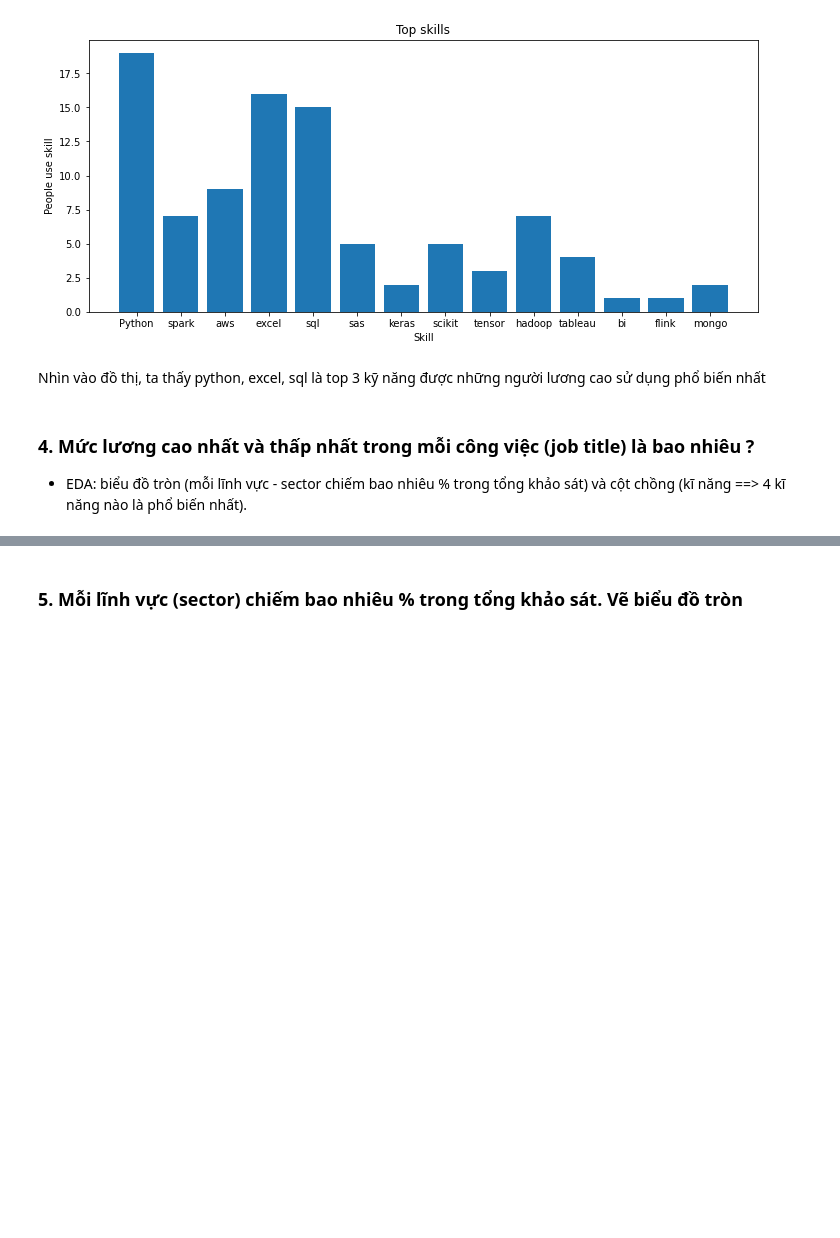
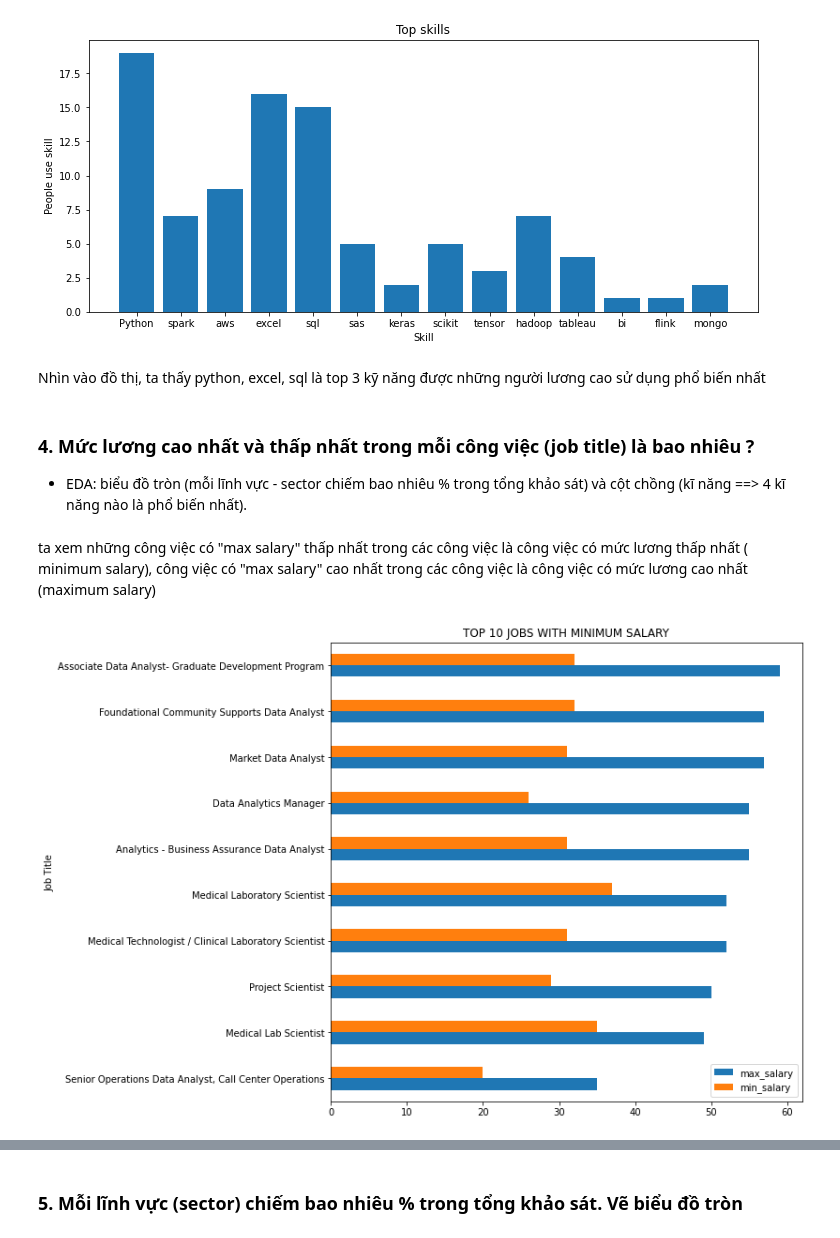
Before and after one commit to Ndthang01/P4DS_FinalProject, a Jupyter notebook: _project.ipynb, the cells around one changed output, grey strips where cells are left out. Saved outputs shown, nothing was run; the diff lists cells and outputs as text; code cells hidden in the pictures; blank space fills up the shorter version.

```diff
--- a/_project.ipynb
+++ b/_project.ipynb
@@ -470,3 +470,14 @@ max_salary=job_list["Upper Salary"].apply(lambda x: x.max())  # chọn ra giá t
 min_salary=job_list["Lower Salary"].apply(lambda x: x.min())
 job_name=max_salary.index
 salary_distribution=pd.DataFrame([max_salary.tolist(),min_salary.tolist()], index=['max_salary', 'min_salary'],columns=job_name)
+# %% [markdown]
+ta xem những công việc có "max salary" thấp nhất trong các công việc là công việc có mức lương thấp nhất ( minimum salary), công việc có "max salary" cao nhất trong các công việc là công việc có mức lương cao nhất (maximum salary)
+# %%
+salary_distribution = salary_distribution.sort_values(by='max_salary',axis=1)
+top10_salary_distribution_min = salary_distribution.iloc[:,:10]
+top10_salary_distribution_max = salary_distribution.iloc[:,-10:]
+# %%
+top10_salary_distribution_min.stack().unstack(0).plot.barh(figsize=(9,9))
+plt.title("TOP 10 JOBS WITH MINIMUM SALARY");
+# %% [output]
+[figure, added]
```
Also changed, not shown: parts of 6 cells of this notebook.
